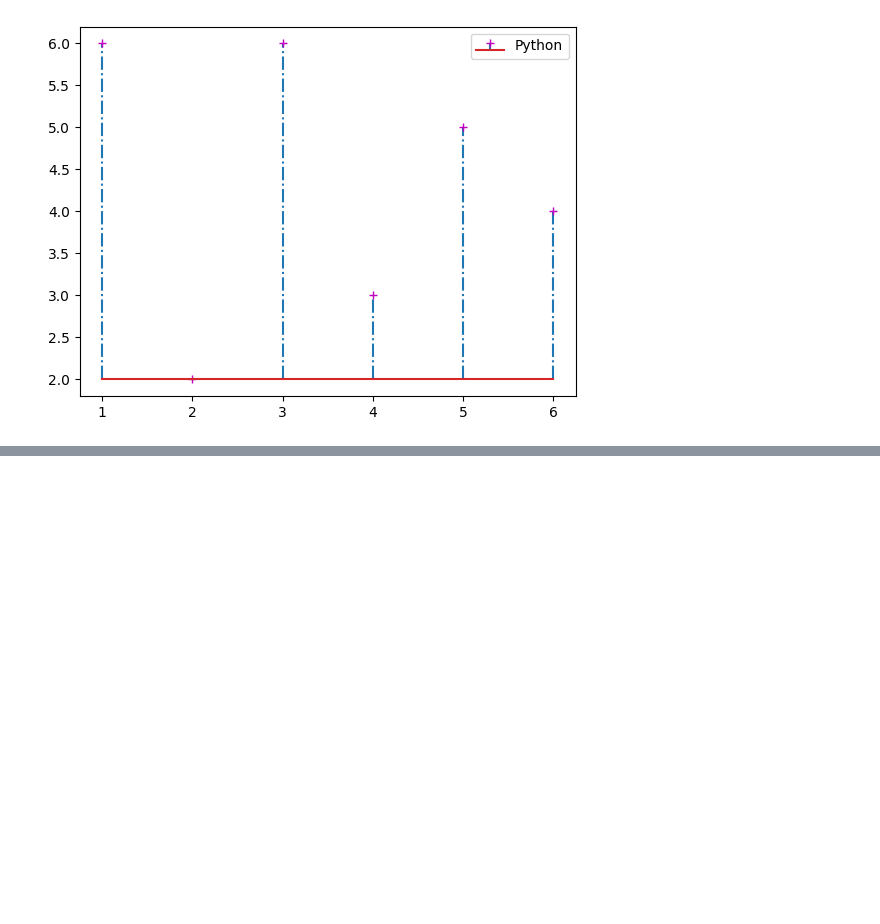
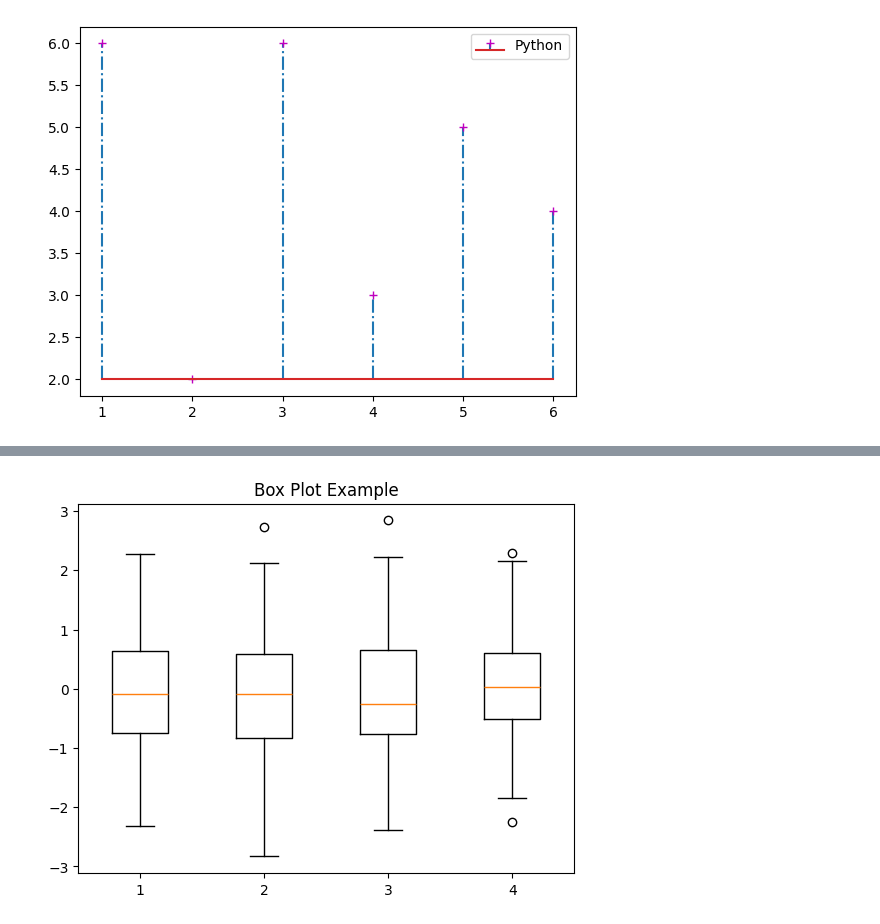
Before and after one commit to dhinoja-rajan/python-libraries-playground, a Jupyter notebook: matplotlib_Tutorial.ipynb, the cells around one changed output, grey strips where cells are left out. Saved outputs shown, nothing was run; the diff lists cells and outputs as text; code cells hidden in the pictures; blank space fills up the shorter version.

```diff
--- a/matplotlib_Tutorial.ipynb
+++ b/matplotlib_Tutorial.ipynb
@@ -215,3 +221,11 @@ plt.show()
+# %%
+data = [np.random.randn(100) for _ in range(4)]
+
+plt.boxplot(data)
+plt.title("Box Plot Example")
+plt.show()
+# %% [output]
+[figure, added]
 # %%
 fig, axes = plt.subplots(2, 2, figsize=(10, 6))
 
```
Also changed, not shown: parts of 7 cells of this notebook.
